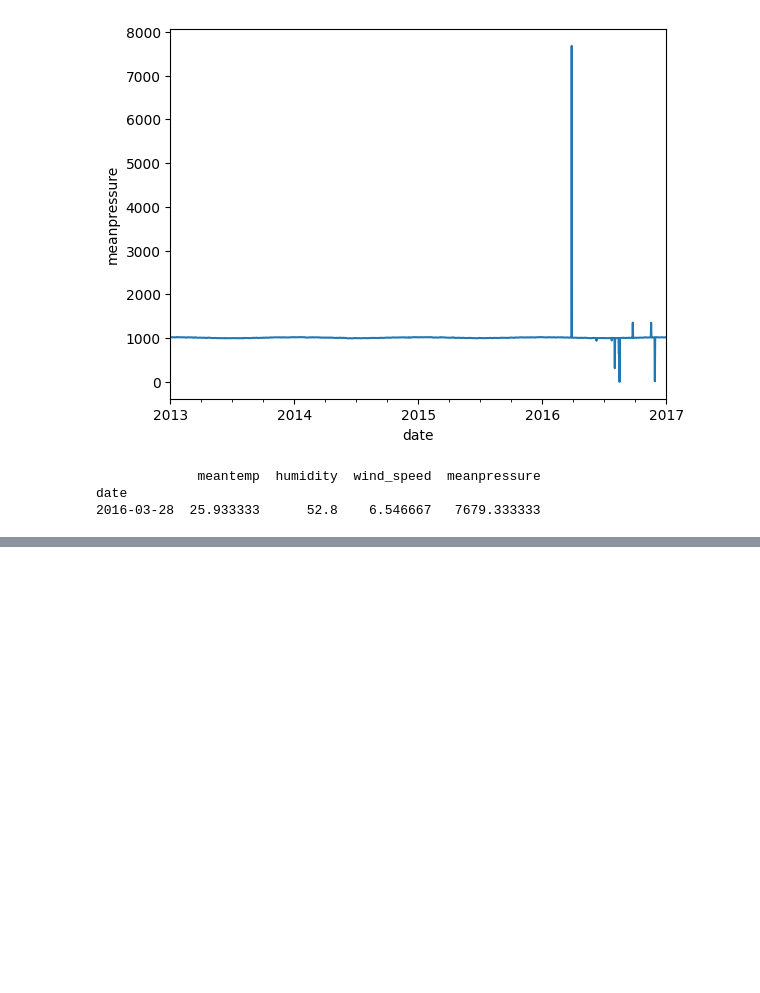
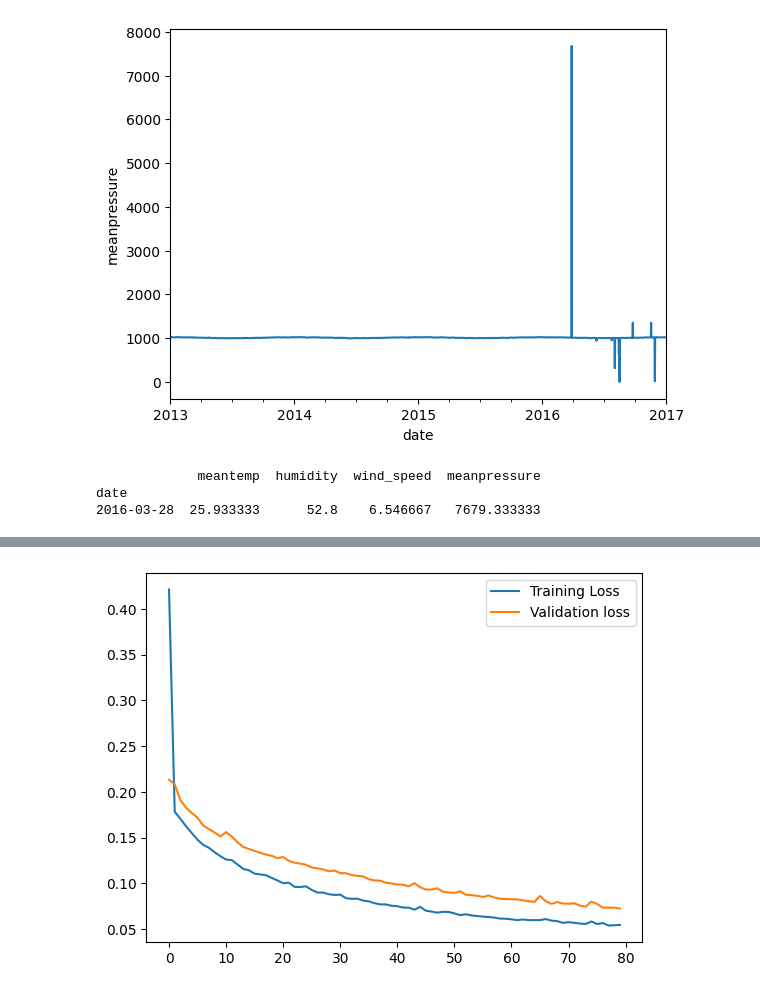
Before and after one commit to xvymaz12/ADAML2, a Jupyter notebook: ADAML2.ipynb, the cells around one changed output, grey strips where cells are left out. Drawn from its saved outputs; the diff is of its cells as text; code cells hidden in the pictures; blank space fills up the shorter version.

```diff
--- a/ADAML2.ipynb
+++ b/ADAML2.ipynb
@@ -213,0 +271,18 @@ Text(0.5, 1.0, 'Mean pressure autocorrelation')
+# %%
+# Build the dataset
+T =100
+X = []
+Y = []
+series = climate_data['meantemp']
+series = (series-series.mean())/series.std() # normalise
+series = series.to_numpy()
+for t in range(len(series) - T):
+  x = series[t:t+T]
+  X.append(x)
+  y = series[t+T]
+  Y.append(y)
+
+X = np.array(X).reshape(-1, T)
+Y = np.array(Y)
+N = len(X)
+print("X.shape", X.shape, "Y.shape", Y.shape)
@@ -213,0 +291,16 @@ Text(0.5, 1.0, 'Mean pressure autocorrelation')
+# %%
+# Try autoregressive model
+i = Input(shape=(T,))
+x = Dense(1)(i)
+model = Model(i, x)
+model.compile(
+    loss='mse',
+    optimizer=Adam(learning_rate=0.001)
+)
+
+# train
+r = model.fit(
+    X[:-N//2], Y[:-N//2],
+    epochs=80,
+    validation_data=(X[-N//2:], Y[-N//2:]),
+)
@@ -213,0 +325,8 @@ Text(0.5, 1.0, 'Mean pressure autocorrelation')
+# %%
+# Plot loss per iteration
+plt.plot(r.history["loss"], label="Training Loss")
+plt.plot(r.history["val_loss"], label="Validation loss")
+plt.legend()
+plt.show()
+# %% [output]
+[figure, added]
```
Also changed, not shown: parts of 12 cells of this notebook, 1 other file.
